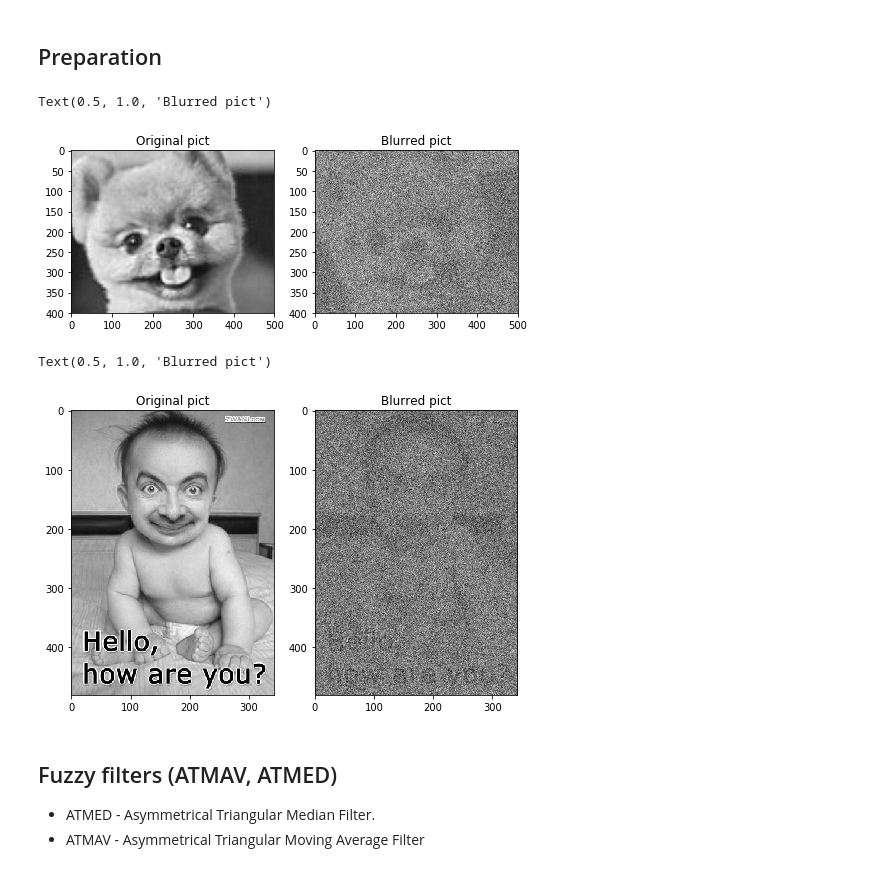
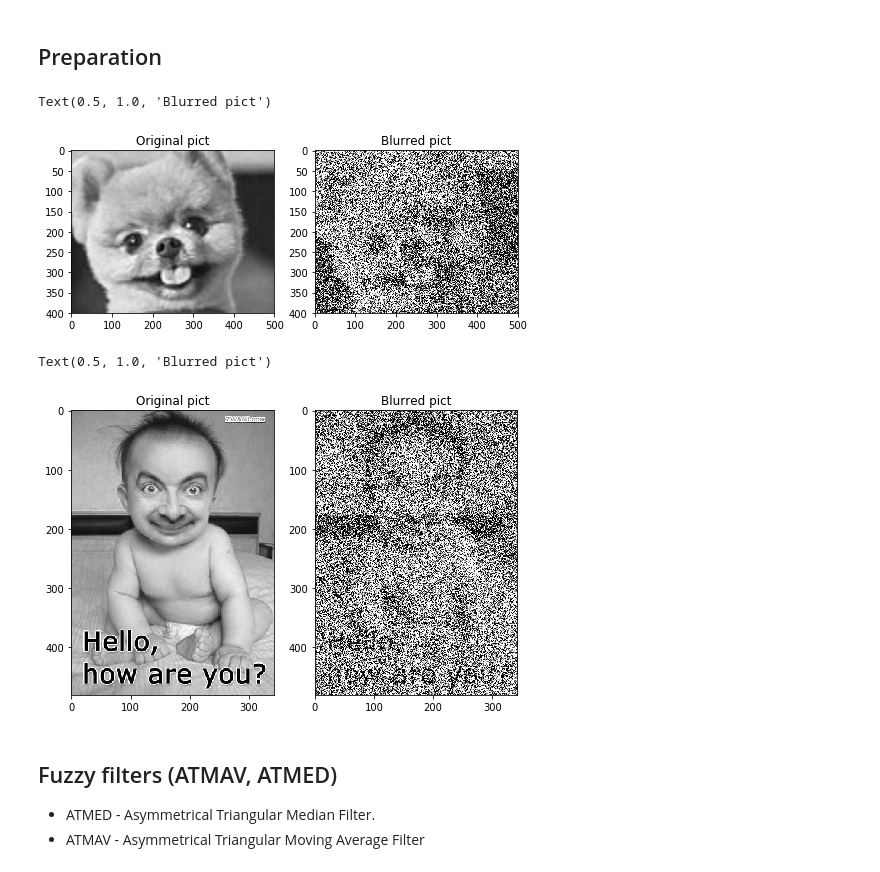
Before and after one commit to Bullldoger/fuzzy_logic, a Jupyter notebook: labs/Lab 8.ipynb, the cells around one changed output. Cells and saved outputs as stored; diff of their text form; code cells hidden in the pictures.

```diff
--- a/labs/Lab 8.ipynb
+++ b/labs/Lab 8.ipynb
@@ -19,7 +22,8 @@ import pywt
 # %%
-pict = imageio.imread('lab - 8\test.jpg')
+pict = imageio.imread('lab - 8/test.jpg')
 pict = pict[400:800, 1300:1800, 0]
 blurred_1 = pict + np.random.normal(loc=0, scale=200, size=pict.shape)
+blurred_1 = np.clip(blurred_1, 0, 255, out=blurred_1)
 
 fig, ax = plt.subplots(1, 2, figsize=(8, 8))
 ax[0].imshow(pict, cmap='gray')
@@ -28,20 +32,21 @@ ax[1].imshow(blurred_1, cmap='gray')
 ax[1].set_title('Blurred pict')
 # %% [output]
 Text(0.5, 1.0, 'Blurred pict')
-[figure, old version]
+[figure, new version]
 # %%
-pict = imageio.imread('test1.jpg')
+pict = imageio.imread('lab - 8/test1.jpg')
 pict = pict[:, :, 0]
 blurred_2 = pict + np.random.normal(loc=0, scale=200, size=pict.shape)
+blurred_2 = np.clip(blurred_2, 0, 255, out=blurred_2)
 
 fig, ax = plt.subplots(1, 2, figsize=(8, 8))
 ax[0].imshow(pict, cmap='gray')
 ax[0].set_title('Original pict')
-ax[1].imshow(blurred, cmap='gray')
+ax[1].imshow(blurred_2, cmap='gray')
 ax[1].set_title('Blurred pict')
 # %% [output]
 Text(0.5, 1.0, 'Blurred pict')
-[figure, old version]
+[figure, new version]
 # %% [markdown]
 ## Fuzzy filters (ATMAV, ATMED)
 * ATMED - Asymmetrical Triangular Median Filter.
```
Also changed, not shown: parts of 17 cells of this notebook, 3 other files.
